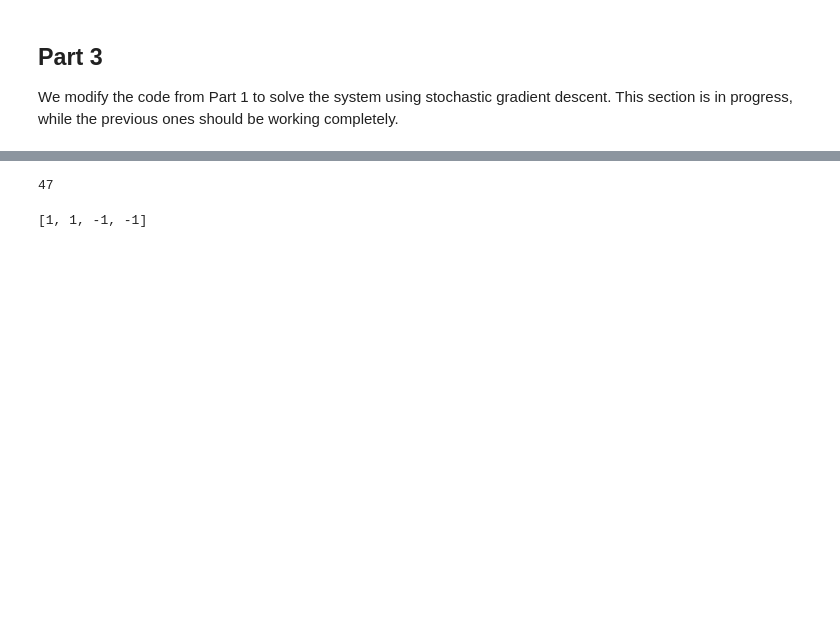
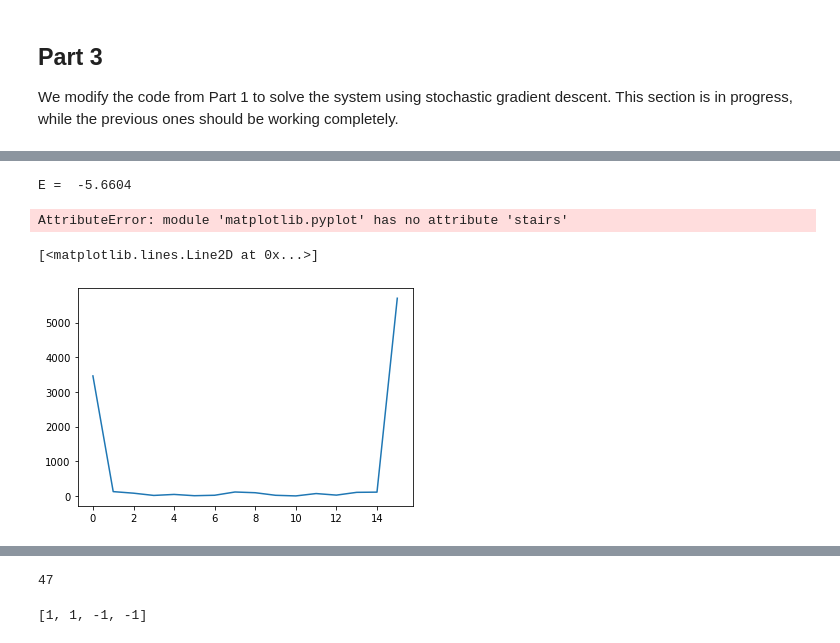
Before and after one commit to FilipMiljevic/Phy_571_project, a Jupyter notebook: N_spins.ipynb, the cells around one changed output, grey strips where cells are left out. Drawn from its saved outputs; the diff is of its cells as text; code cells hidden in the pictures; blank space fills up the shorter version.

```diff
--- a/N_spins.ipynb
+++ b/N_spins.ipynb
@@ -364,0 +419,2 @@ def delta_E_mc(s):
+# %%
+E, s_hist = avg_energy_mc(w_optimal)
@@ -364,0 +439,14 @@ def delta_E_mc(s):
+# %%
+print('E = ', E)
+# %% [output]
+E =  -5.6604
+# %%
+counts, bins = np.histogram(s_hist)
+plt.stairs(counts, bins)
+# %% [output]
+AttributeError: module 'matplotlib.pyplot' has no attribute 'stairs'
+# %%
+plt.plot(s_hist)
+# %% [output]
+[<matplotlib.lines.Line2D at 0x...>]
+[figure, added]
```
Also changed, not shown: parts of 10 cells of this notebook.
